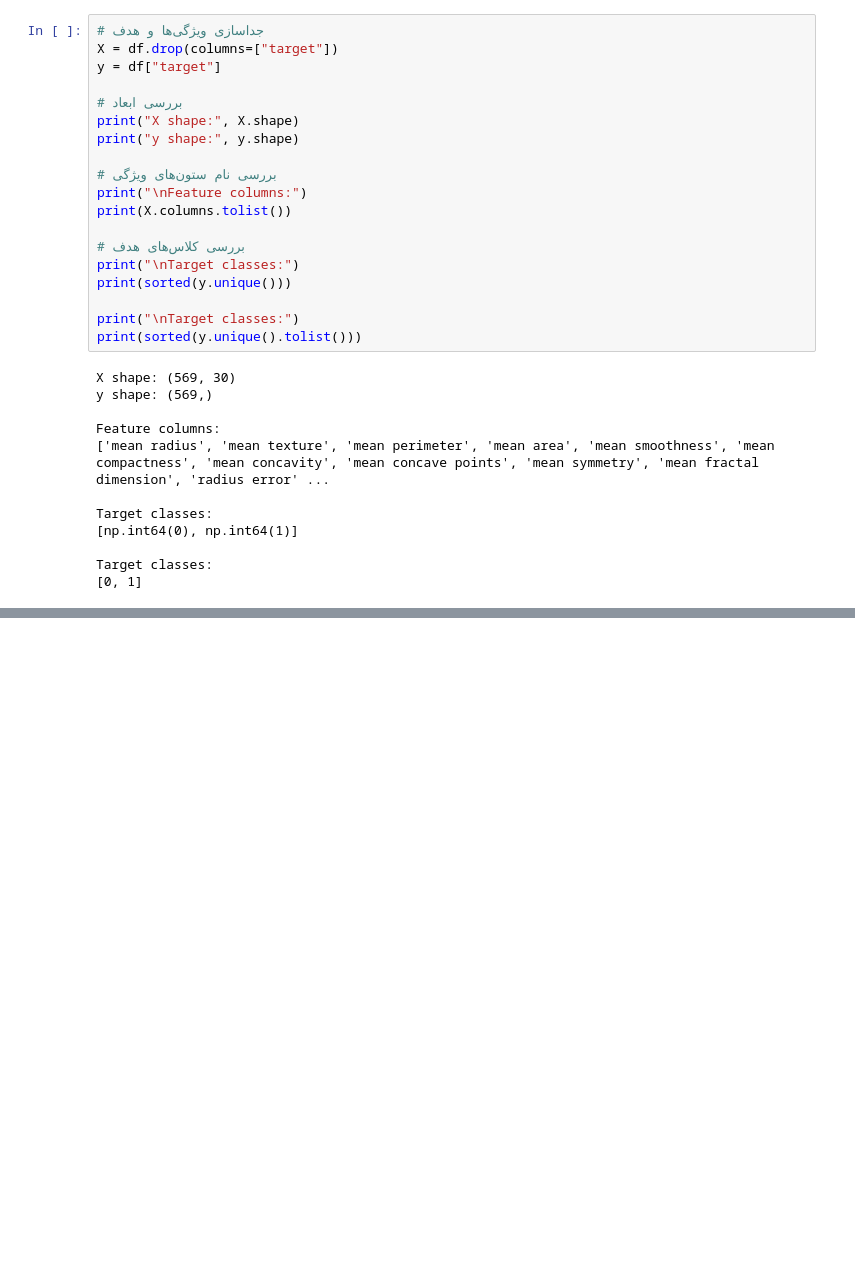
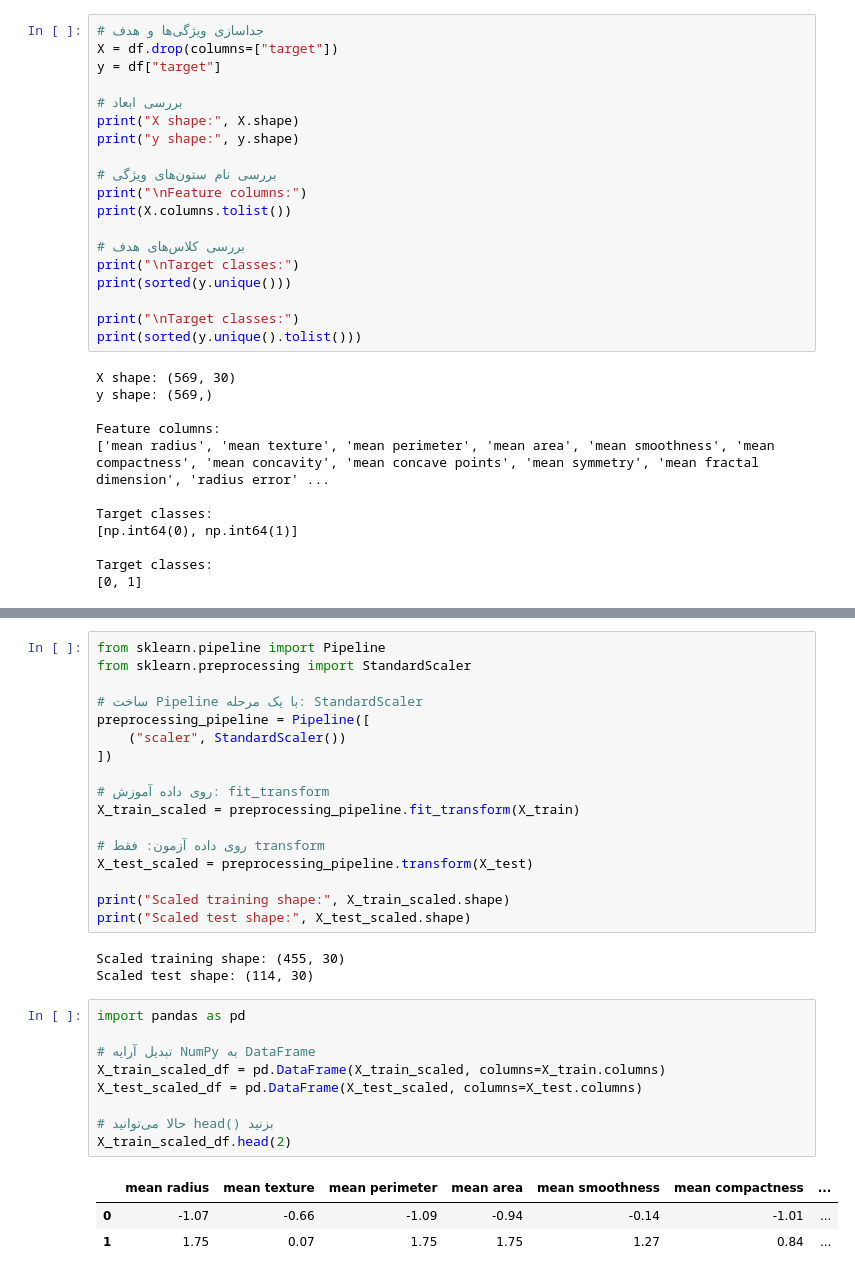
Before and after one commit to amirtech-ai/tabular-ml-prediction-api, a Jupyter notebook: notebooks/initial_data_analysis_1.ipynb, the cells around one changed output, grey strips where cells are left out. Drawn from its saved outputs; the diff is of its cells as text; blank space fills up the shorter version.

```diff
--- a/notebooks/initial_data_analysis_1.ipynb
+++ b/notebooks/initial_data_analysis_1.ipynb
@@ -395,0 +518,33 @@ Target classes:
+# %%
+from sklearn.pipeline import Pipeline
+from sklearn.preprocessing import StandardScaler
+
+# ساخت Pipeline با یک مرحله: StandardScaler
+preprocessing_pipeline = Pipeline([
+    ("scaler", StandardScaler())
+])
+
+# روی داده آموزش: fit_transform
+X_train_scaled = preprocessing_pipeline.fit_transform(X_train)
+
+# روی داده آزمون: فقط transform
+X_test_scaled = preprocessing_pipeline.transform(X_test)
+
+print("Scaled training shape:", X_train_scaled.shape)
+print("Scaled test shape:", X_test_scaled.shape)
+# %% [output]
+Scaled training shape: (455, 30)
+Scaled test shape: (114, 30)
+# %%
+import pandas as pd
+
+# تبدیل آرایه NumPy به DataFrame
+X_train_scaled_df = pd.DataFrame(X_train_scaled, columns=X_train.columns)
+X_test_scaled_df = pd.DataFrame(X_test_scaled, columns=X_test.columns)
+
+# حالا می‌توانید head() بزنید
+X_train_scaled_df.head(2)
+# %% [output]
+|  | mean radius | mean texture | mean perimeter | mean area | mean smoothness | mean compactness | ... |
+| 0 | -1.07 | -0.66 | -1.09 | -0.94 | -0.14 | -1.01 | ... |
+| 1 | 1.75 | 0.07 | 1.75 | 1.75 | 1.27 | 0.84 | ... |
```
Also changed, not shown: parts of 15 cells of this notebook, 2 other files.
